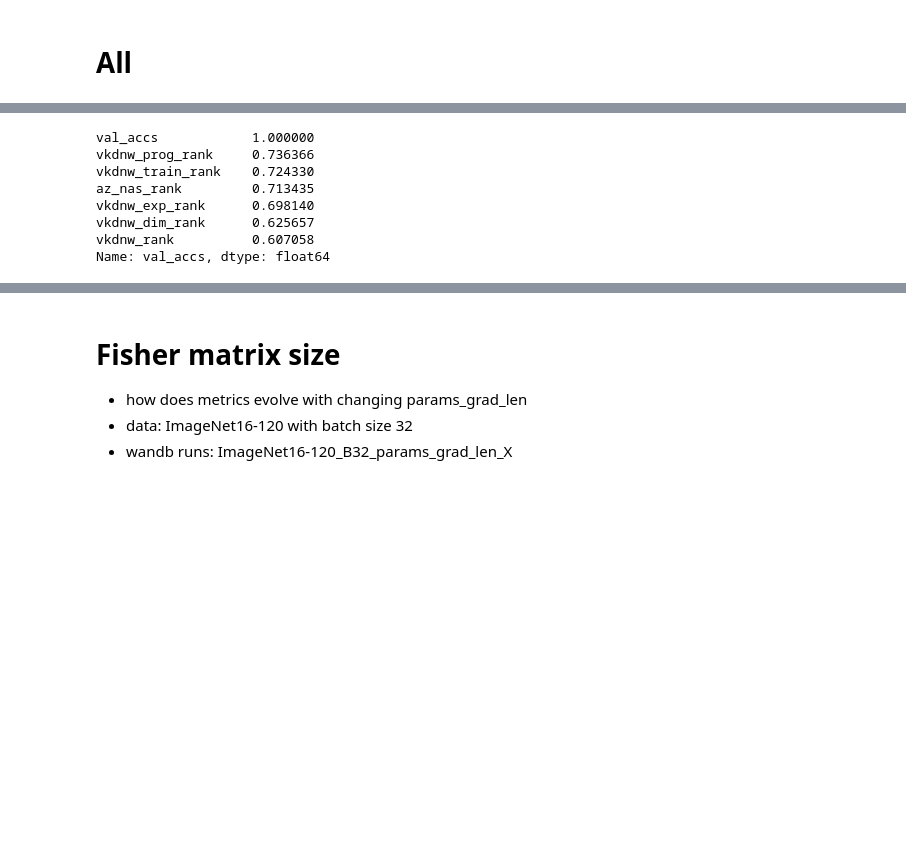
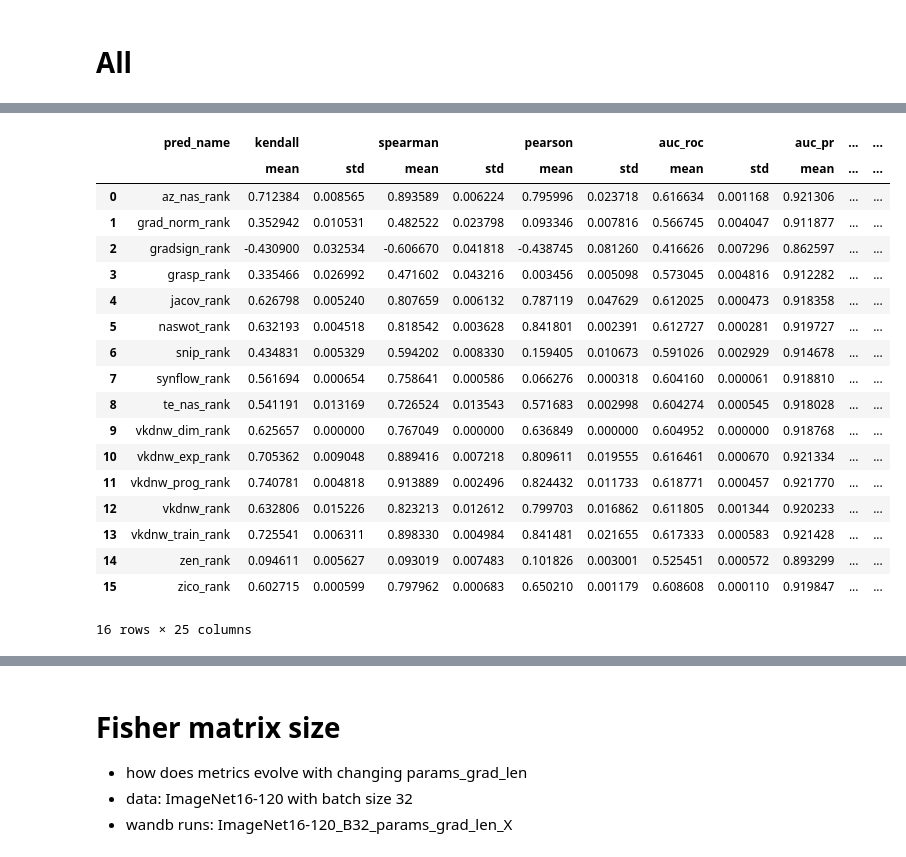
Before and after one commit to ondratybl/VKDNW, a Jupyter notebook: NB201/tss_analyze.ipynb, the cells around one changed output, grey strips where cells are left out. Saved outputs shown, nothing was run; the diff lists cells and outputs as text; code cells hidden in the pictures; blank space fills up the shorter version.

```diff
--- a/NB201/tss_analyze.ipynb
+++ b/NB201/tss_analyze.ipynb
@@ -42,7 +42,7 @@ from tss_utils import compute_vkdnw, plot_stats, get_stats, get_metrics, analyze
 target = 'val_accs'
 dataset = 'cifar10'
 compute_graf = True
-zero_cost_score_list = ['vkdnw', 'vkdnw_dim', 'az_nas', 'jacov','gradsign', 'zico', 'zen', 'grad_norm', 'naswot', 'synflow', 'snip', 'grasp', 'te_nas']
+zero_cost_score_list = ['vkdnw', 'vkdnw_dim', 'vkdnw_chisquare', 'az_nas', 'jacov','gradsign', 'zico', 'zen', 'grad_norm', 'naswot', 'synflow', 'snip', 'grasp', 'te_nas']
 # %%
 api_nats = create('/mnt/personal/tyblondr/NATS-tss-v1_0-3ffb9-simple/', 'tss', fast_mode=True, verbose=False)
 
@@ -114,11 +128,43 @@ Running az_nas
-# %%
-print(results[[target] + [p for p in results.columns if '_rank' in p]].corr(method='kendall').iloc[:, 0].sort_values(ascending=False))
-# %% [output]
-val_accs            1.000000
-vkdnw_prog_rank     0.736366
-vkdnw_train_rank    0.724330
-az_nas_rank         0.713435
-vkdnw_exp_rank      0.698140
-vkdnw_dim_rank      0.625657
-vkdnw_rank          0.607058
-Name: val_accs, dtype: float64
+# %%
+log = None
+for seed in results['seed'].unique():
+
+    results_temp = results.loc[results['seed'] == seed, :].copy()
+    results_temp = results_temp.apply(lambda x: x.replace(-np.inf, x[x != -np.inf].min()))
+    results_temp = results_temp.apply(lambda x: x.replace(np.inf, x[x != np.inf].max()))
+    for zero_cost_rank in [p for p in results_temp.columns if '_rank' in p]:
+        log_temp = pd.DataFrame(get_metrics(results_temp, pred_name=zero_cost_rank, show_plot=False))
+
+        if log is None:
+            log = log_temp.copy()
+        else:
+            log = pd.concat([log, log_temp.copy()], ignore_index=True)
+
+    if seed == min(results_temp['seed'].unique()):
+        plot_stats(get_stats(results_temp, 'vkdnw_dim', target, zero_cost_rank), 'vkdnw_dim', target, zero_cost_rank)
+
+log = log.groupby('pred_name', as_index=False).agg(['mean', 'std']).reset_index()
+log['dataset'] = dataset
+log['no_seeds'] = len(results['seed'].unique())
+log['archs_filtered'] = str(compute_graf)
+log
+# %% [output]
+|  | pred_name | kendall |  | spearman |  | pearson |  | auc_roc |  | auc_pr | ... | ... |
+|  |  | mean | std | mean | std | mean | std | mean | std | mean | ... | ... |
+| 0 | az_nas_rank | 0.712384 | 0.008565 | 0.893589 | 0.006224 | 0.795996 | 0.023718 | 0.616634 | 0.001168 | 0.921306 | ... | ... |
+| 1 | grad_norm_rank | 0.352942 | 0.010531 | 0.482522 | 0.023798 | 0.093346 | 0.007816 | 0.566745 | 0.004047 | 0.911877 | ... | ... |
+| 2 | gradsign_rank | -0.430900 | 0.032534 | -0.606670 | 0.041818 | -0.438745 | 0.081260 | 0.416626 | 0.007296 | 0.862597 | ... | ... |
+| 3 | grasp_rank | 0.335466 | 0.026992 | 0.471602 | 0.043216 | 0.003456 | 0.005098 | 0.573045 | 0.004816 | 0.912282 | ... | ... |
+| 4 | jacov_rank | 0.626798 | 0.005240 | 0.807659 | 0.006132 | 0.787119 | 0.047629 | 0.612025 | 0.000473 | 0.918358 | ... | ... |
+| 5 | naswot_rank | 0.632193 | 0.004518 | 0.818542 | 0.003628 | 0.841801 | 0.002391 | 0.612727 | 0.000281 | 0.919727 | ... | ... |
+| 6 | snip_rank | 0.434831 | 0.005329 | 0.594202 | 0.008330 | 0.159405 | 0.010673 | 0.591026 | 0.002929 | 0.914678 | ... | ... |
+| 7 | synflow_rank | 0.561694 | 0.000654 | 0.758641 | 0.000586 | 0.066276 | 0.000318 | 0.604160 | 0.000061 | 0.918810 | ... | ... |
+| 8 | te_nas_rank | 0.541191 | 0.013169 | 0.726524 | 0.013543 | 0.571683 | 0.002998 | 0.604274 | 0.000545 | 0.918028 | ... | ... |
+| 9 | vkdnw_dim_rank | 0.625657 | 0.000000 | 0.767049 | 0.000000 | 0.636849 | 0.000000 | 0.604952 | 0.000000 | 0.918768 | ... | ... |
+| 10 | vkdnw_exp_rank | 0.705362 | 0.009048 | 0.889416 | 0.007218 | 0.809611 | 0.019555 | 0.616461 | 0.000670 | 0.921334 | ... | ... |
+| 11 | vkdnw_prog_rank | 0.740781 | 0.004818 | 0.913889 | 0.002496 | 0.824432 | 0.011733 | 0.618771 | 0.000457 | 0.921770 | ... | ... |
+| 12 | vkdnw_rank | 0.632806 | 0.015226 | 0.823213 | 0.012612 | 0.799703 | 0.016862 | 0.611805 | 0.001344 | 0.920233 | ... | ... |
+| 13 | vkdnw_train_rank | 0.725541 | 0.006311 | 0.898330 | 0.004984 | 0.841481 | 0.021655 | 0.617333 | 0.000583 | 0.921428 | ... | ... |
+| 14 | zen_rank | 0.094611 | 0.005627 | 0.093019 | 0.007483 | 0.101826 | 0.003001 | 0.525451 | 0.000572 | 0.893299 | ... | ... |
+| 15 | zico_rank | 0.602715 | 0.000599 | 0.797962 | 0.000683 | 0.650210 | 0.001179 | 0.608608 | 0.000110 | 0.919847 | ... | ... |
+16 rows × 25 columns
```
Also changed, not shown: parts of 2 cells of this notebook, 2 other files.
